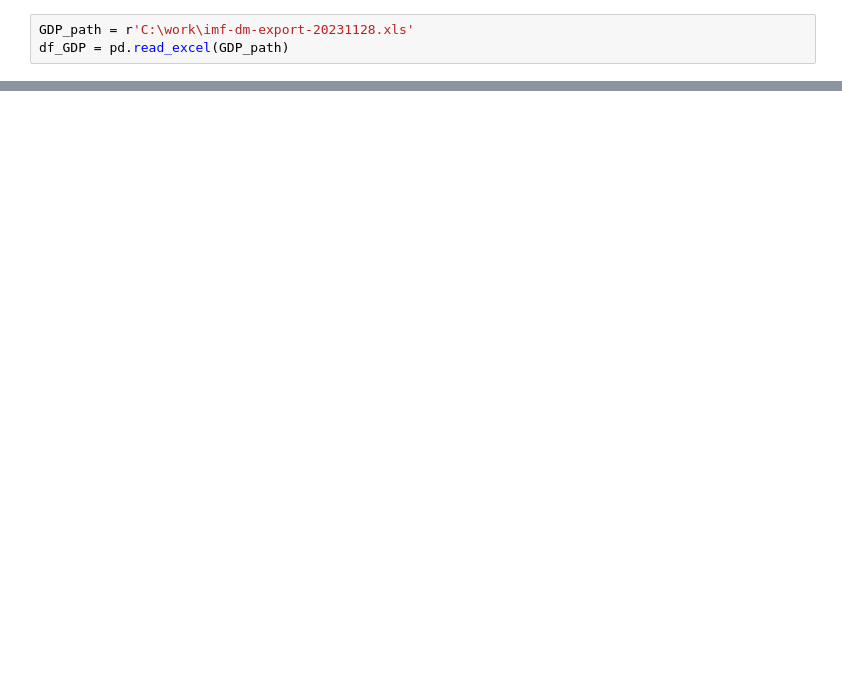
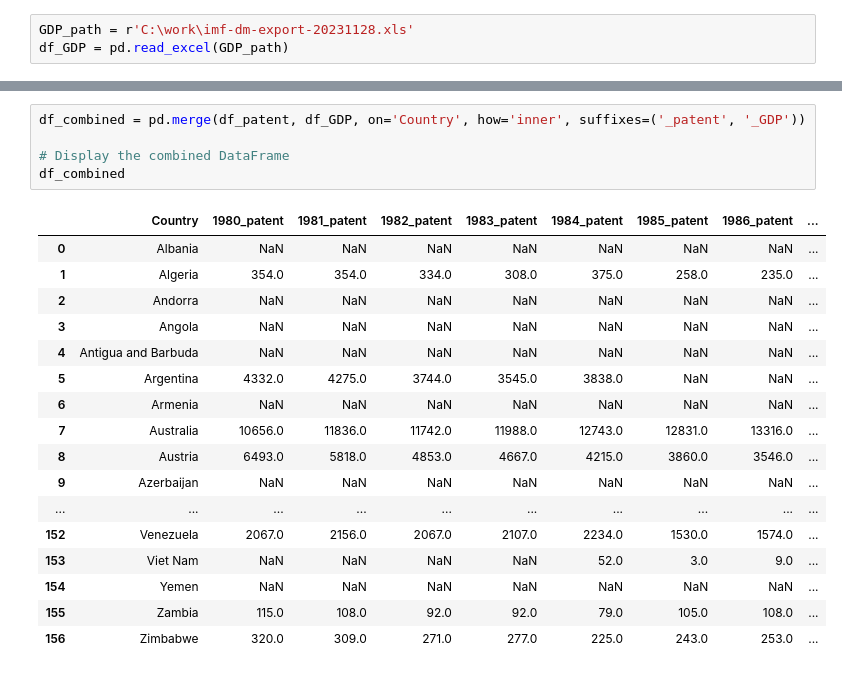
Before and after one commit to Vyshnevskyi91/Economy-growth-prediction, a Jupyter notebook: PatentsToGDP.ipynb, the cells around one changed output, grey strips where cells are left out. Saved outputs shown, nothing was run; the diff lists cells and outputs as text; blank space fills up the shorter version.

```diff
--- a/PatentsToGDP.ipynb
+++ b/PatentsToGDP.ipynb
@@ -64,0 +71,23 @@ df_GDP
+# %%
+df_combined = pd.merge(df_patent, df_GDP, on='Country', how='inner', suffixes=('_patent', '_GDP'))
+
+# Display the combined DataFrame
+df_combined
+# %% [output]
+|  | Country | 1980_patent | 1981_patent | 1982_patent | 1983_patent | 1984_patent | 1985_patent | 1986_patent | ... |
+| 0 | Albania | NaN | NaN | NaN | NaN | NaN | NaN | NaN | ... |
+| 1 | Algeria | 354.0 | 354.0 | 334.0 | 308.0 | 375.0 | 258.0 | 235.0 | ... |
+| 2 | Andorra | NaN | NaN | NaN | NaN | NaN | NaN | NaN | ... |
+| 3 | Angola | NaN | NaN | NaN | NaN | NaN | NaN | NaN | ... |
+| 4 | Antigua and Barbuda | NaN | NaN | NaN | NaN | NaN | NaN | NaN | ... |
+| 5 | Argentina | 4332.0 | 4275.0 | 3744.0 | 3545.0 | 3838.0 | NaN | NaN | ... |
+| 6 | Armenia | NaN | NaN | NaN | NaN | NaN | NaN | NaN | ... |
+| 7 | Australia | 10656.0 | 11836.0 | 11742.0 | 11988.0 | 12743.0 | 12831.0 | 13316.0 | ... |
+| 8 | Austria | 6493.0 | 5818.0 | 4853.0 | 4667.0 | 4215.0 | 3860.0 | 3546.0 | ... |
+| 9 | Azerbaijan | NaN | NaN | NaN | NaN | NaN | NaN | NaN | ... |
+| ... | ... | ... | ... | ... | ... | ... | ... | ... | ... |
+| 152 | Venezuela | 2067.0 | 2156.0 | 2067.0 | 2107.0 | 2234.0 | 1530.0 | 1574.0 | ... |
+| 153 | Viet Nam | NaN | NaN | NaN | NaN | 52.0 | 3.0 | 9.0 | ... |
+| 154 | Yemen | NaN | NaN | NaN | NaN | NaN | NaN | NaN | ... |
+| 155 | Zambia | 115.0 | 108.0 | 92.0 | 92.0 | 79.0 | 105.0 | 108.0 | ... |
+| 156 | Zimbabwe | 320.0 | 309.0 | 271.0 | 277.0 | 225.0 | 243.0 | 253.0 | ... |
```
Also changed, not shown: parts of 5 cells of this notebook.
